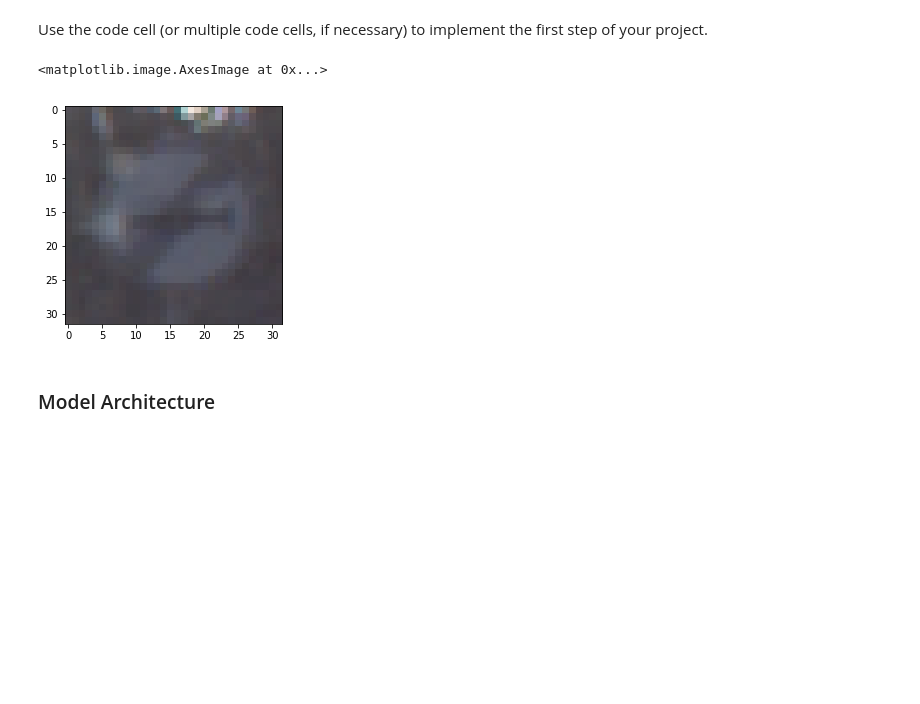
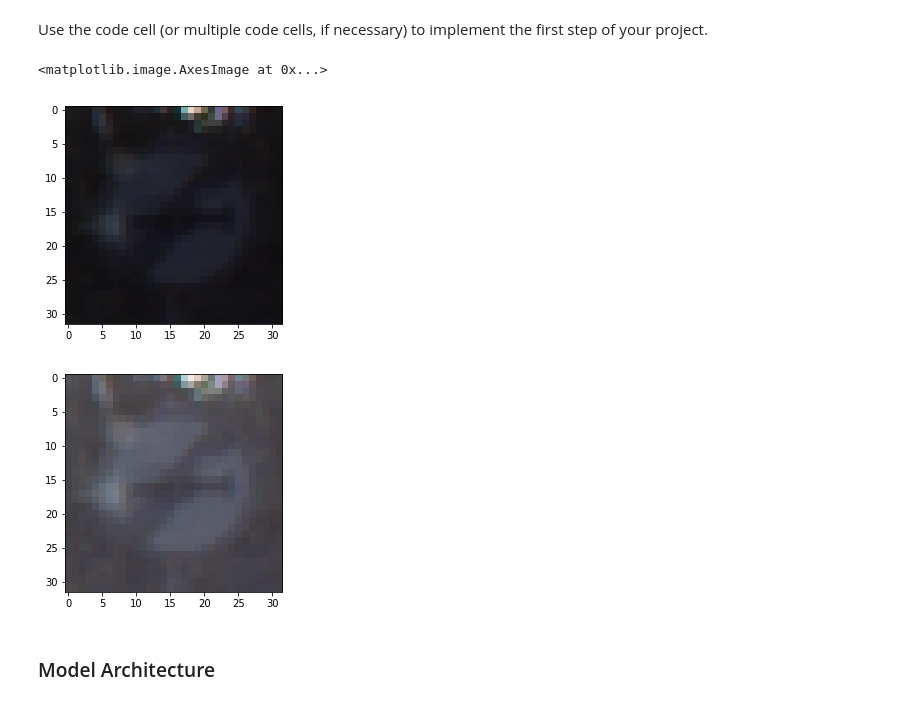
Before and after one commit to alanxiaoyi/udacity-carnd, a Jupyter notebook: CarND-Traffic-Sign-Classifier-Project/Traffic_Sign_Classifier.ipynb, the cells around one changed output. Saved outputs shown, nothing was run; the diff lists cells and outputs as text; code cells hidden in the pictures; blank space fills up the shorter version.

```diff
--- a/CarND-Traffic-Sign-Classifier-Project/Traffic_Sign_Classifier.ipynb
+++ b/CarND-Traffic-Sign-Classifier-Project/Traffic_Sign_Classifier.ipynb
@@ -224,36 +251,37 @@ def contrast(array):
     for i in range(array.shape[0]):
         tmp[i,...] = hist(array[i,...])
     return tmp
 
 train_x = (train['features'])
 valid_x = (valid['features'])
 test_x = (test['features'])
 
 
 
 
 #train_x = grey_scale(train_x)
 #valid_x = grey_scale(valid_x)
 #test_x = grey_scale(test_x)
-
+plt.imshow(train_x[200,...])
 train_x = brighter(train_x)
 valid_x =brighter(valid_x)
 test_x = brighter(test_x)
 
 
 #train_x = contrast(train_x)
 #valid_x =contrast(valid_x)
 #test_x = contrast(test_x)
 
 #train_x=train_x[...,np.newaxis]
 #valid_x=valid_x[...,np.newaxis]
 #test_x=test_x[...,np.newaxis]
 
-
+plt.figure()
 plt.imshow(train_x[200,...])
 # %% [output]
 <matplotlib.image.AxesImage at 0x...>
-[figure, old version]
+[figure, new version]
+[figure, added]
 # %% [markdown]
 ### Model Architecture
 # %%
```
Also changed, not shown: parts of 5 cells of this notebook, 11 other files.
